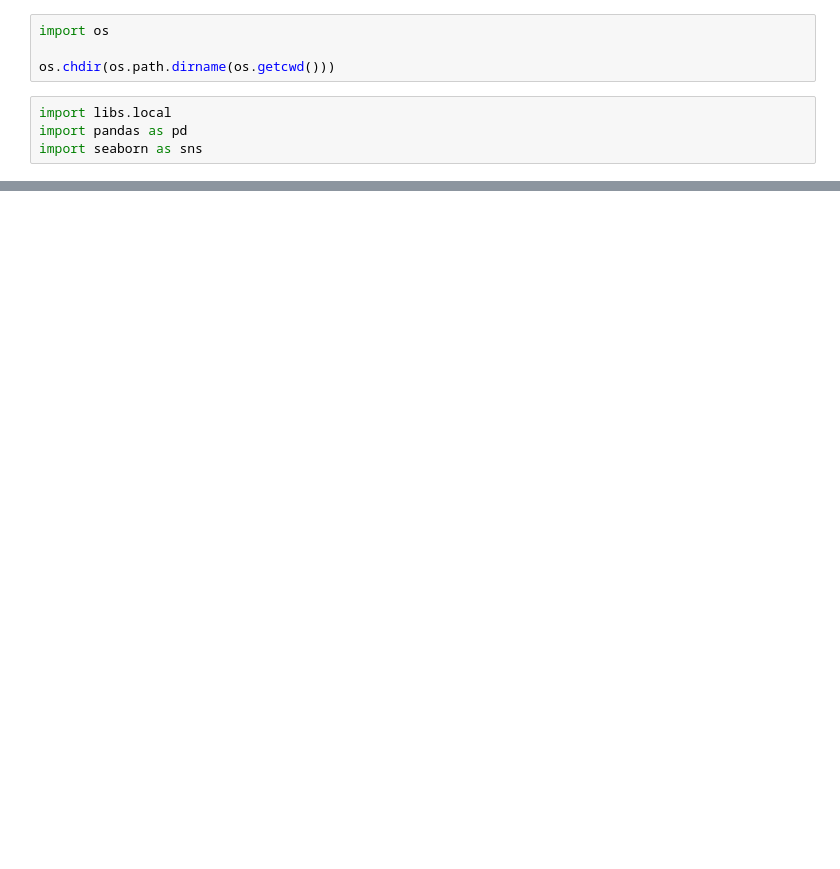
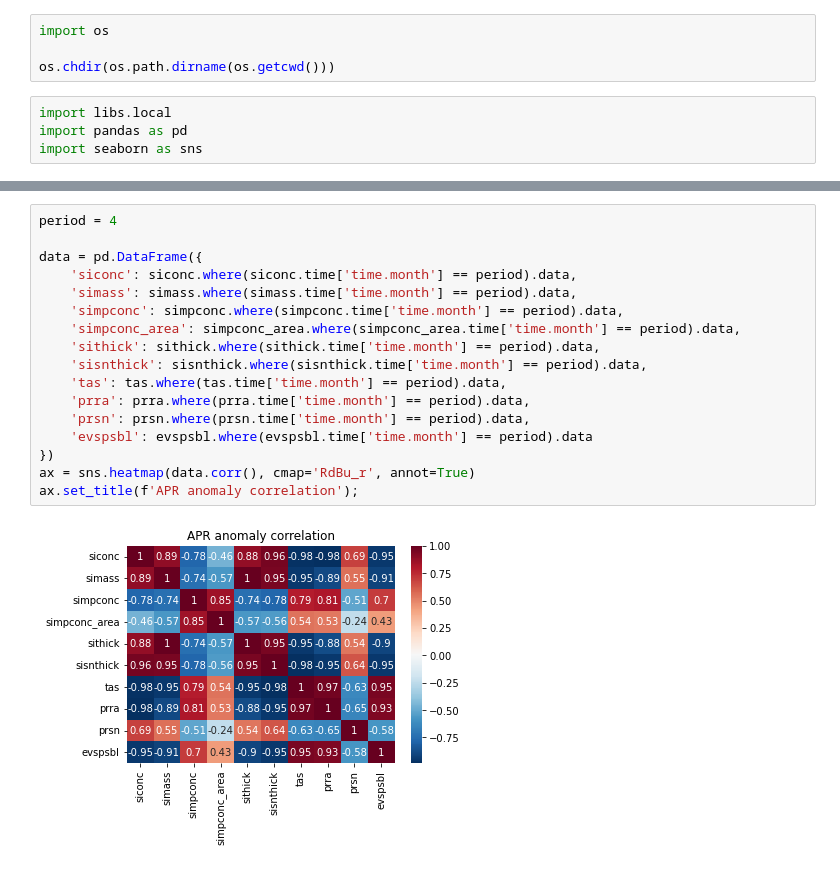
Before and after one commit to hannahwoodward/cmip6-seaice-precipitation, a Jupyter notebook: analysis/series-heatmap.ipynb, the cells around one changed output, grey strips where cells are left out. Cells and saved outputs as stored; diff of their text form; blank space fills up the shorter version.

```diff
--- a/analysis/series-heatmap.ipynb
+++ b/analysis/series-heatmap.ipynb
@@ -112,0 +125,19 @@ ax.set_title(f'{period} anomaly correlation');
+# %%
+period = 4
+
+data = pd.DataFrame({
+    'siconc': siconc.where(siconc.time['time.month'] == period).data,
+    'simass': simass.where(simass.time['time.month'] == period).data,
+    'simpconc': simpconc.where(simpconc.time['time.month'] == period).data,
+    'simpconc_area': simpconc_area.where(simpconc_area.time['time.month'] == period).data,
+    'sithick': sithick.where(sithick.time['time.month'] == period).data,
+    'sisnthick': sisnthick.where(sisnthick.time['time.month'] == period).data,
+    'tas': tas.where(tas.time['time.month'] == period).data,
+    'prra': prra.where(prra.time['time.month'] == period).data,
+    'prsn': prsn.where(prsn.time['time.month'] == period).data,
+    'evspsbl': evspsbl.where(evspsbl.time['time.month'] == period).data
+})
+ax = sns.heatmap(data.corr(), cmap='RdBu_r', annot=True)
+ax.set_title(f'APR anomaly correlation');
+# %% [output]
+[figure, added]
```
Also changed, not shown: parts of 10 cells of this notebook.
